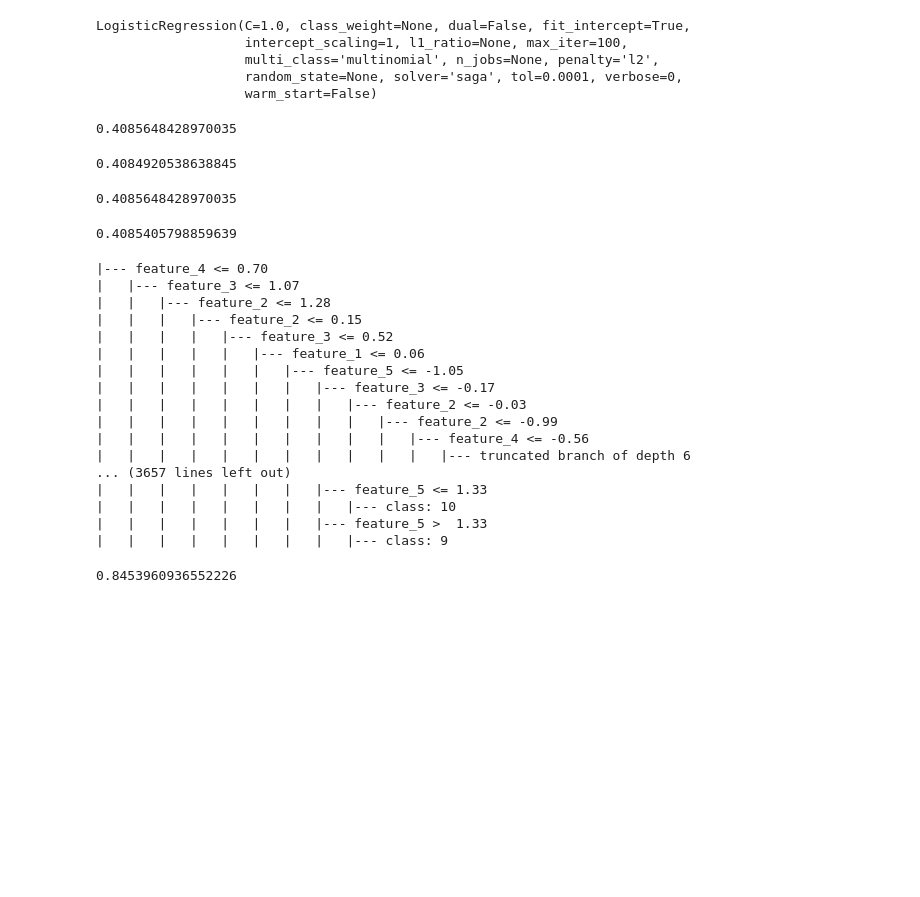
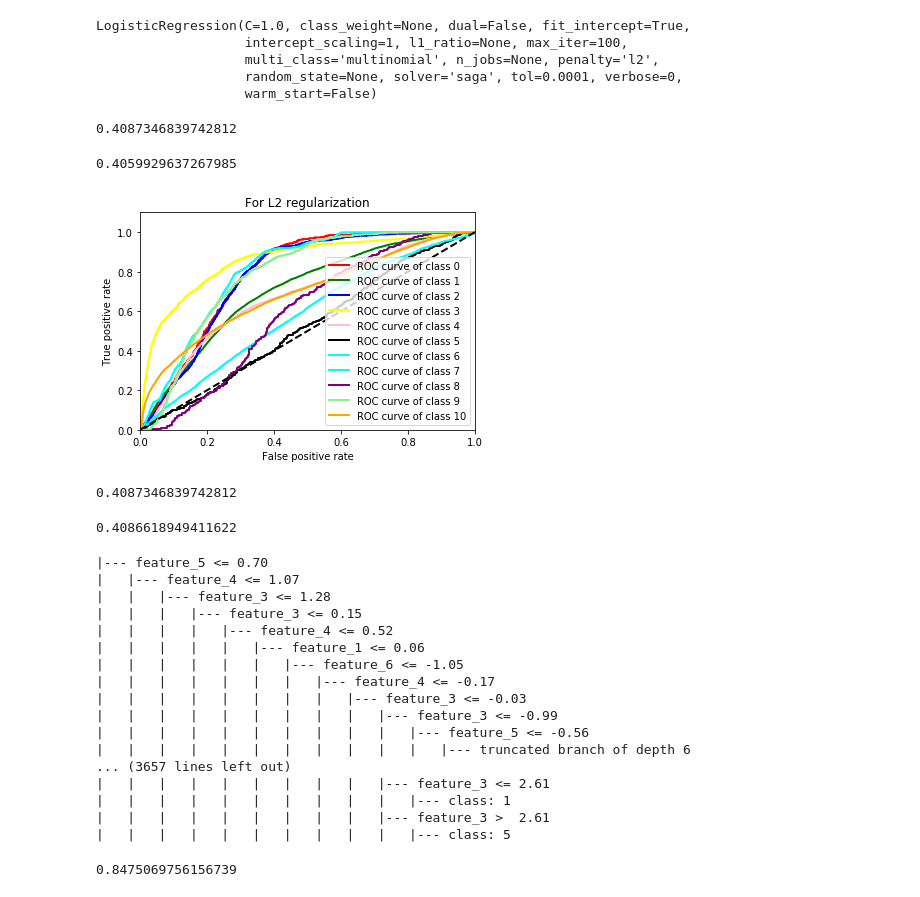
Before and after one commit to aayush17125/Posture-Reconstruction, a Jupyter notebook: Logistic_regression.ipynb, the cells around one changed output. Drawn from its saved outputs; the diff is of its cells as text; code cells hidden in the pictures; blank space fills up the shorter version.

Commit message:
Added ROC curve and time-stamp column

```diff
--- a/Logistic_regression.ipynb
+++ b/Logistic_regression.ipynb
@@ -25,7 +32,11 @@ dataset['activity'] = dataset['activity'].cat.codes
 # Encoding tag
 dataset['tag'] = dataset['tag'].astype('category')
 dataset['tag'] = dataset['tag'].cat.codes
-del dataset['timestamp']
+# del dataset['timestamp']
+#normalizing timestamp
+dataset['timestamp'] = (dataset['timestamp'] -
+                  dataset['timestamp'].mean()) / dataset['timestamp'].std()
+
 # normalizing seq
 dataset['seq'] = (dataset['seq'] -
                   dataset['seq'].mean()) / dataset['seq'].std()
@@ -122,14 +136,43 @@ LogisticRegression(C=1.0, class_weight=None, dual=False, fit_intercept=True,
 score = clf.score(x_test,y_test)
 print(score)
 # %% [output]
-0.4085648428970035
+0.4087346839742812
 # %%
-clf = LogisticRegression(penalty='l1', solver='saga',multi_class='multinomial')
+clf = LogisticRegression(penalty='l2', solver='liblinear',multi_class='ovr')
 clf.fit(x_train,y_train)
 score = clf.score(x_test,y_test)
 print(score)
 # %% [output]
-0.4084920538638845
+0.4059929637267985
+# %%
+logreg = LogisticRegression(penalty="l2",solver="liblinear",multi_class="ovr")
+y = label_binarize(y_train,classes=range(11))
+y_t = label_binarize(y_test,classes=range(11))
+out = OneVsRestClassifier(logreg).fit(x_train,y_train).decision_function(x_test)
+
+
+# In[30]:
+
+
+fpr= dict()
+tpr = dict()
+roc_auc = dict()
+for i in range(11):
+    fpr[i],tpr[i],t = roc_curve(y_t[:,i],out[:,i])
+    roc_auc[i] = auc(fpr[i],tpr[i])
+col = ["red","green","blue","yellow","pink","black","aqua","cyan","purple","lightgreen","orange"]
+for i,c in zip(range(11),col):
+    plt.plot(fpr[i],tpr[i],color=c,lw=2,label=("ROC curve of class "+str(i)))
+plt.plot([0,1],[0,1],'k--',lw=2)
+plt.xlim([0.0,1.0])
+plt.ylim([0.0,1.1])
+plt.xlabel('False positive rate')
+plt.ylabel('True positive rate')
+plt.title('For L2 regularization')
+plt.legend(loc="lower right")
+plt.show()
+# %% [output]
+[figure, added]
 # %%
 clf = LogisticRegression(penalty='l2', solver='newton-cg',multi_class='multinomial')
 clf.fit(x_train,y_train)
@@ -137,13 +180,13 @@ score = clf.score(x_test,y_test)
 print(score)
 X_train = x_train
 # %% [output]
-0.4085648428970035
+0.4087346839742812
 # %%
 clf = LogisticRegression(penalty='l2', solver='lbfgs',multi_class='multinomial')
 clf.fit(x_train,y_train)
 score = clf.score(x_test,y_test)
 print(score)
 # %% [output]
-0.4085405798859639
+0.4086618949411622
 # %%
 # Now decision tree
@@ -155,26 +196,26 @@ decision_tree = decision_tree.fit(x_train, y_train)
 r = export_text(decision_tree)
 print(r)
 # %% [output]
-|--- feature_4 <= 0.70
-|   |--- feature_3 <= 1.07
-|   |   |--- feature_2 <= 1.28
-|   |   |   |--- feature_2 <= 0.15
-|   |   |   |   |--- feature_3 <= 0.52
+|--- feature_5 <= 0.70
+|   |--- feature_4 <= 1.07
+|   |   |--- feature_3 <= 1.28
+|   |   |   |--- feature_3 <= 0.15
+|   |   |   |   |--- feature_4 <= 0.52
 |   |   |   |   |   |--- feature_1 <= 0.06
-|   |   |   |   |   |   |--- feature_5 <= -1.05
-|   |   |   |   |   |   |   |--- feature_3 <= -0.17
-|   |   |   |   |   |   |   |   |--- feature_2 <= -0.03
-|   |   |   |   |   |   |   |   |   |--- feature_2 <= -0.99
-|   |   |   |   |   |   |   |   |   |   |--- feature_4 <= -0.56
+|   |   |   |   |   |   |--- feature_6 <= -1.05
+|   |   |   |   |   |   |   |--- feature_4 <= -0.17
+|   |   |   |   |   |   |   |   |--- feature_3 <= -0.03
+|   |   |   |   |   |   |   |   |   |--- feature_3 <= -0.99
+|   |   |   |   |   |   |   |   |   |   |--- feature_5 <= -0.56
 |   |   |   |   |   |   |   |   |   |   |   |--- truncated branch of depth 6
 ... (3657 lines left out)
-|   |   |   |   |   |   |   |--- feature_5 <= 1.33
-|   |   |   |   |   |   |   |   |--- class: 10
-|   |   |   |   |   |   |   |--- feature_5 >  1.33
-|   |   |   |   |   |   |   |   |--- class: 9
+|   |   |   |   |   |   |   |   |   |--- feature_3 <= 2.61
+|   |   |   |   |   |   |   |   |   |   |--- class: 1
+|   |   |   |   |   |   |   |   |   |--- feature_3 >  2.61
+|   |   |   |   |   |   |   |   |   |   |--- class: 5
 # %%
 print(decision_tree.score(x_test, y_test))
 # %% [output]
-0.8453960936552226
+0.8475069756156739
 # %%
 # Now random forest
```
Also changed, not shown: parts of 18 cells of this notebook.
